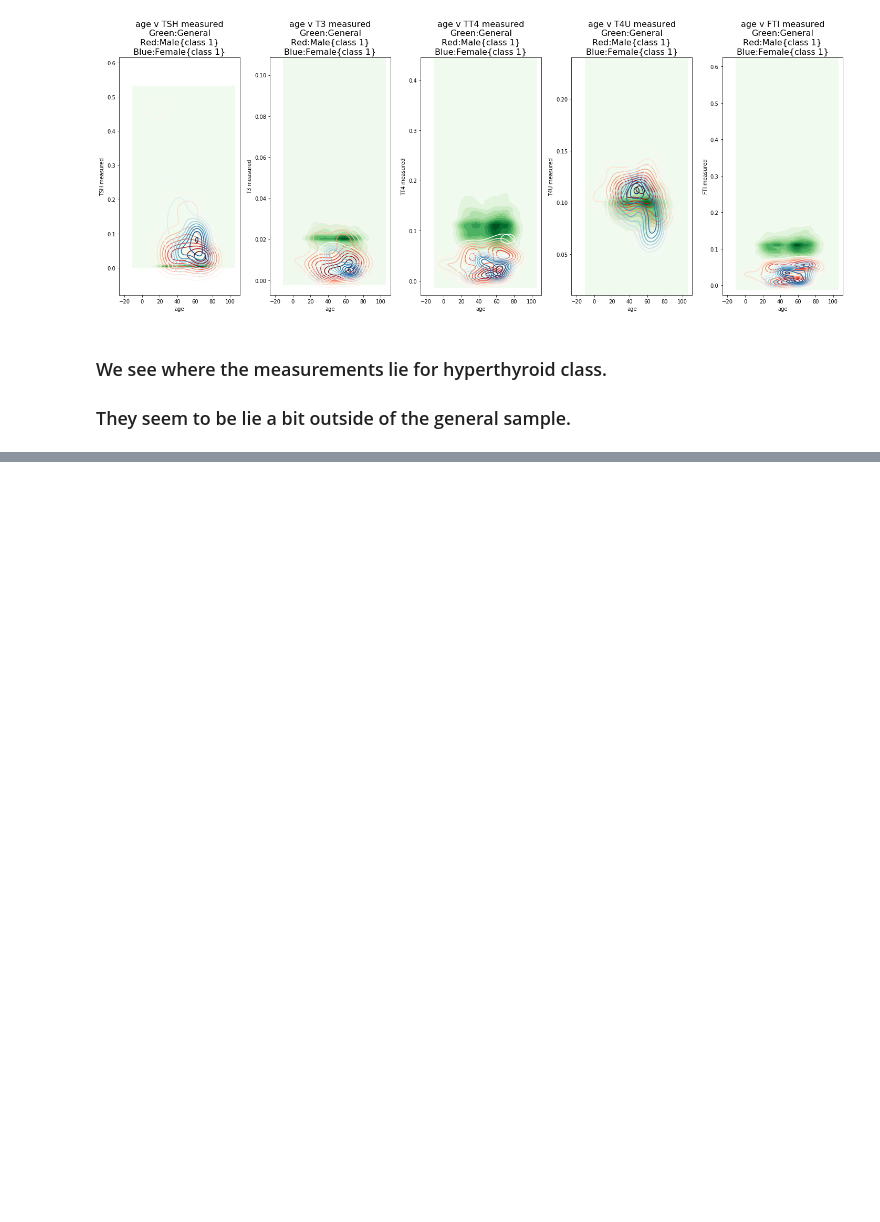
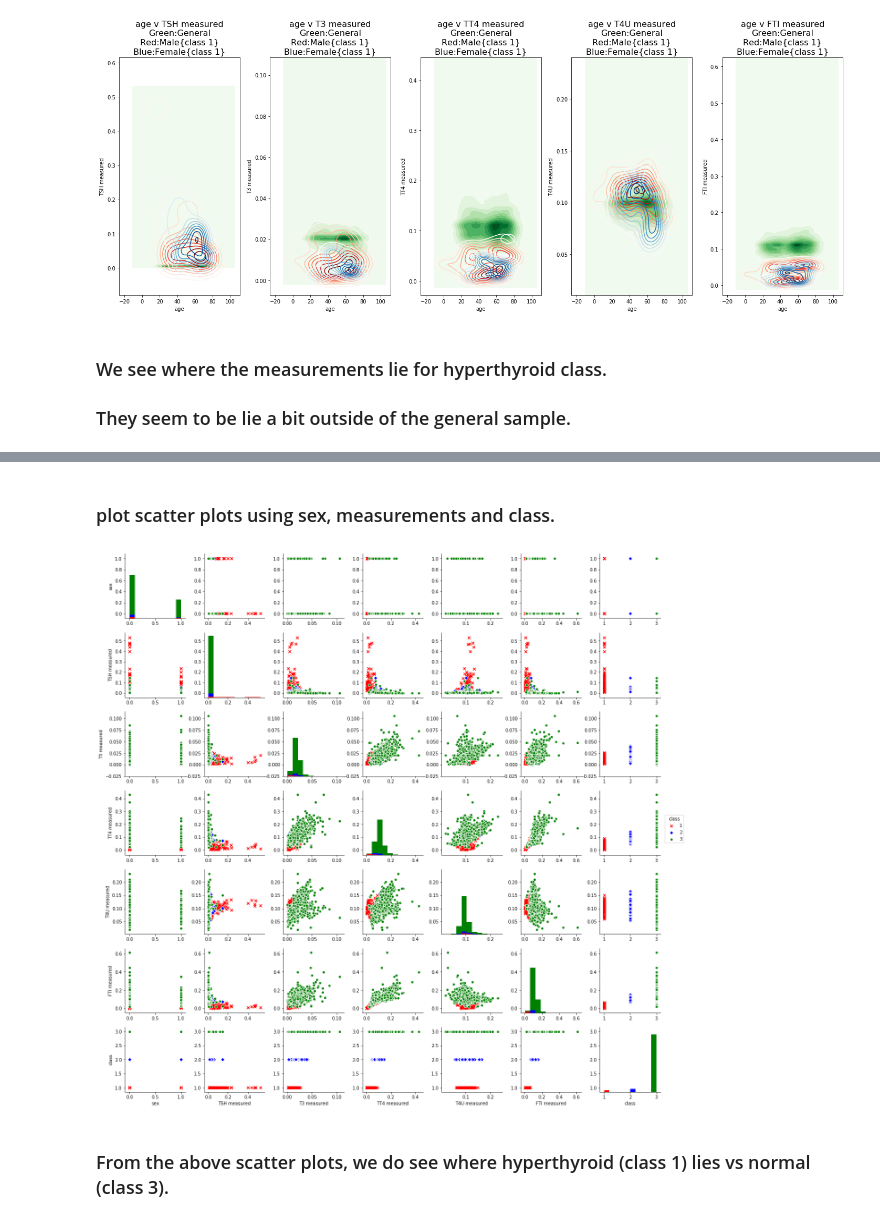
Before and after one commit to rahul7a/thyroid-classification, a Jupyter notebook: StoryTelling/Story_telling_ANN.ipynb, the cells around one changed output, grey strips where cells are left out. Cells and saved outputs as stored; diff of their text form; code cells hidden in the pictures; blank space fills up the shorter version.

```diff
--- a/StoryTelling/Story_telling_ANN.ipynb
+++ b/StoryTelling/Story_telling_ANN.ipynb
@@ -206,0 +244,9 @@ plt.tight_layout()
+# %% [markdown]
+### plot scatter plots using sex, measurements and class.
+# %%
+sns.pairplot(df_sex, hue="class",  markers=["x", "D", "o"], palette=colorMap)
+plt.show()
+# %% [output]
+[figure, added]
+# %% [markdown]
+### From the above scatter plots, we do see where hyperthyroid (class 1) lies vs normal (class 3).
```
Also changed, not shown: parts of 9 cells of this notebook.
